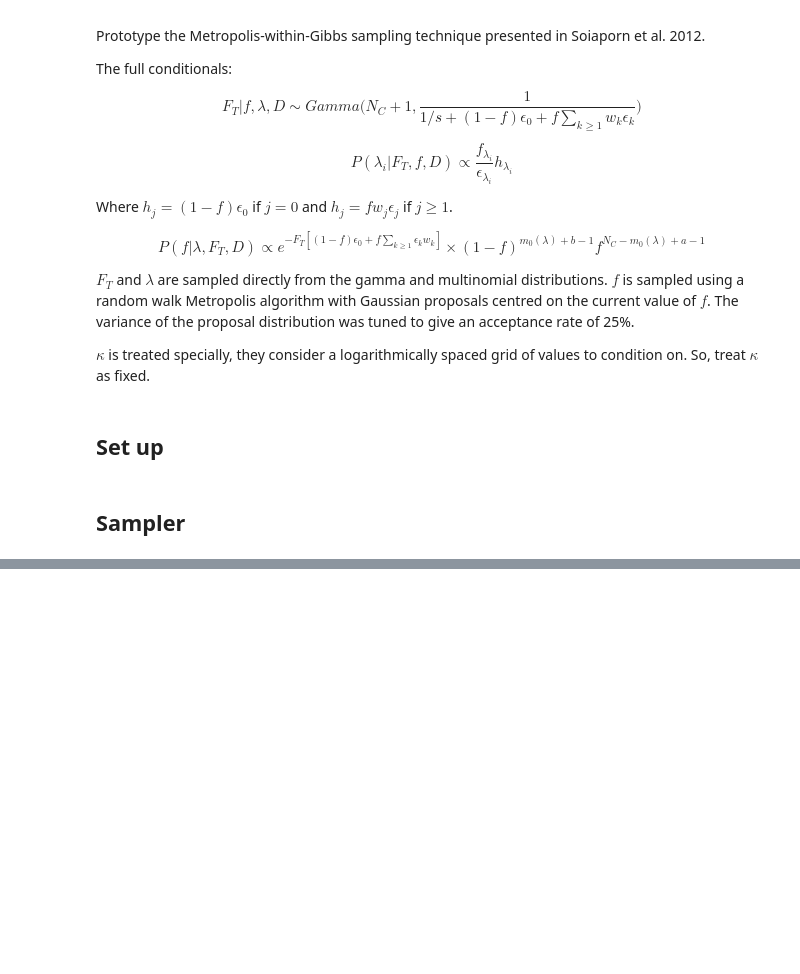
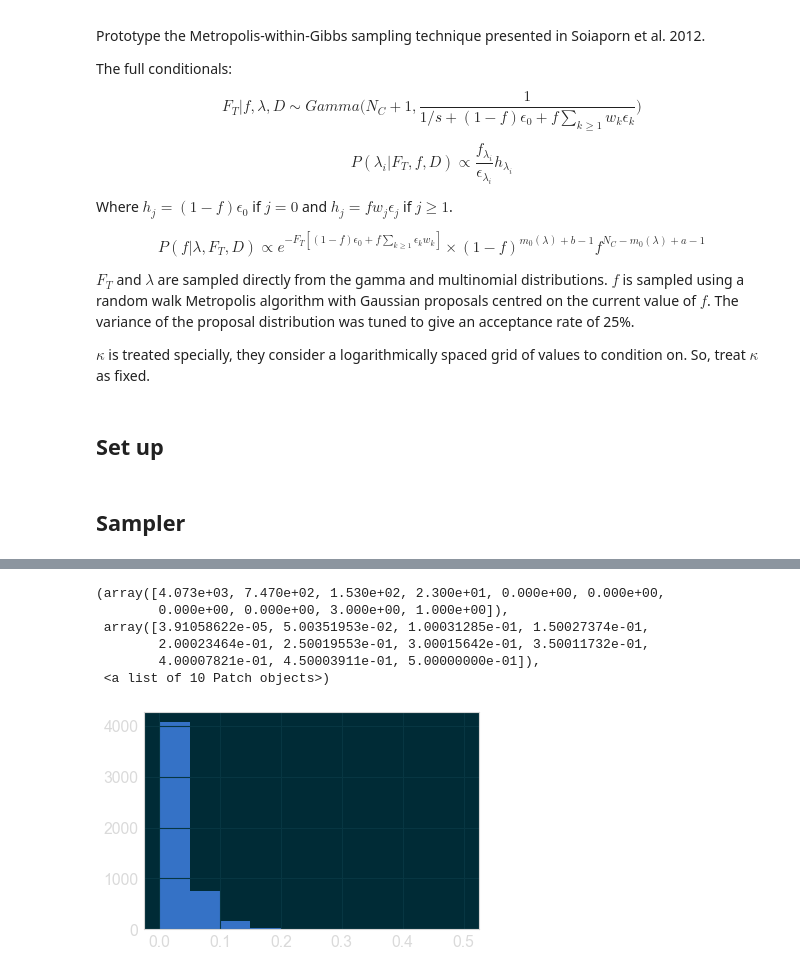
Before and after one commit to cescalara/soiaporn_model, a Jupyter notebook: soiaporn_model.ipynb, the cells around one changed output, grey strips where cells are left out. Cells and saved outputs as stored; diff of their text form; code cells hidden in the pictures; blank space fills up the shorter version.

```diff
--- a/soiaporn_model.ipynb
+++ b/soiaporn_model.ipynb
@@ -115,0 +124,10 @@ p = get_p_lam(f, eps, kappa, kappa_c, d[0], theta[0], varpi, w)
+# %%
+plt.hist(f_list)
+# %% [output]
+(array([4.073e+03, 7.470e+02, 1.530e+02, 2.300e+01, 0.000e+00, 0.000e+00,
+        0.000e+00, 0.000e+00, 3.000e+00, 1.000e+00]),
+ array([3.91058622e-05, 5.00351953e-02, 1.00031285e-01, 1.50027374e-01,
+        2.00023464e-01, 2.50019553e-01, 3.00015642e-01, 3.50011732e-01,
+        4.00007821e-01, 4.50003911e-01, 5.00000000e-01]),
+ <a list of 10 Patch objects>)
+[figure, added]
```
Also changed, not shown: parts of 6 cells of this notebook, 1 other file.
